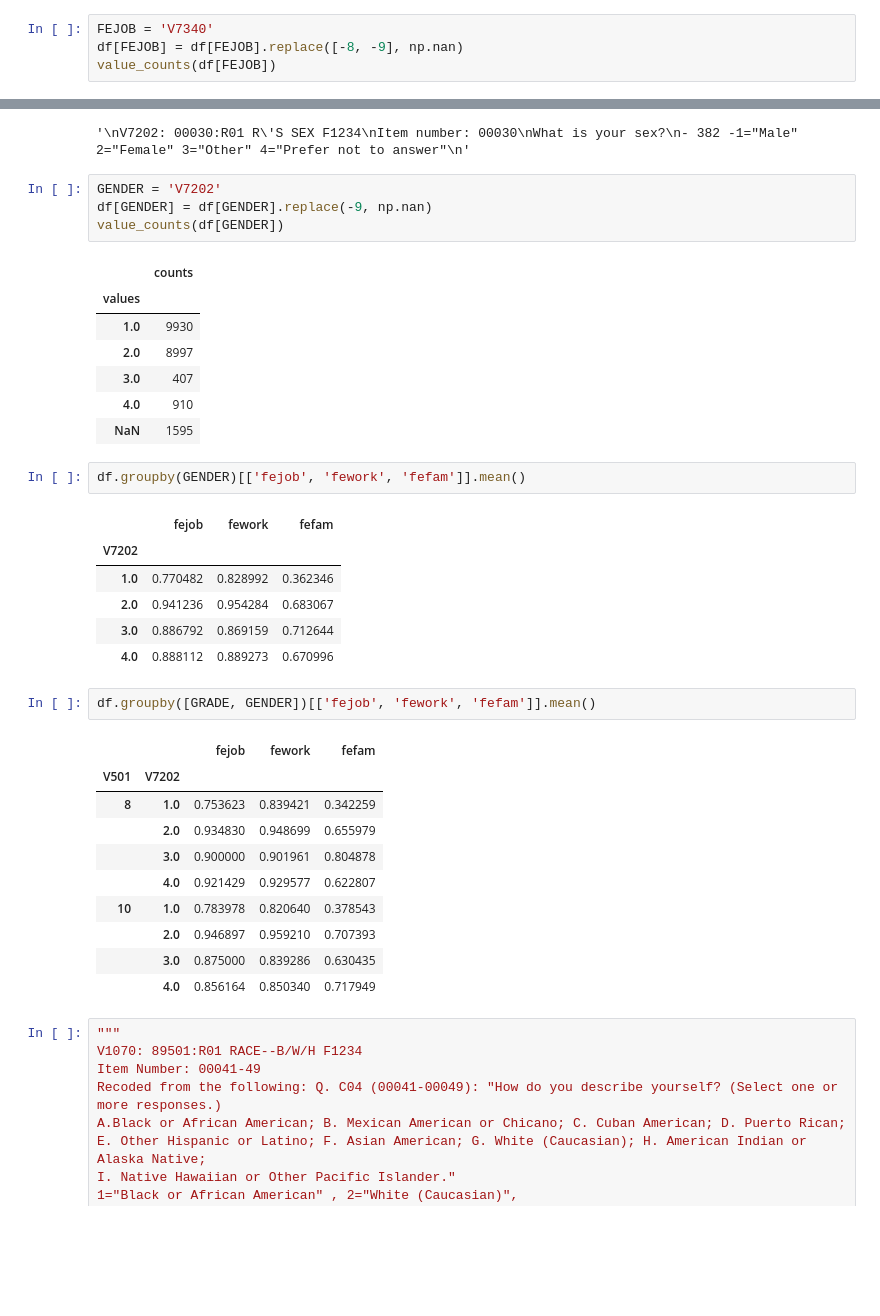
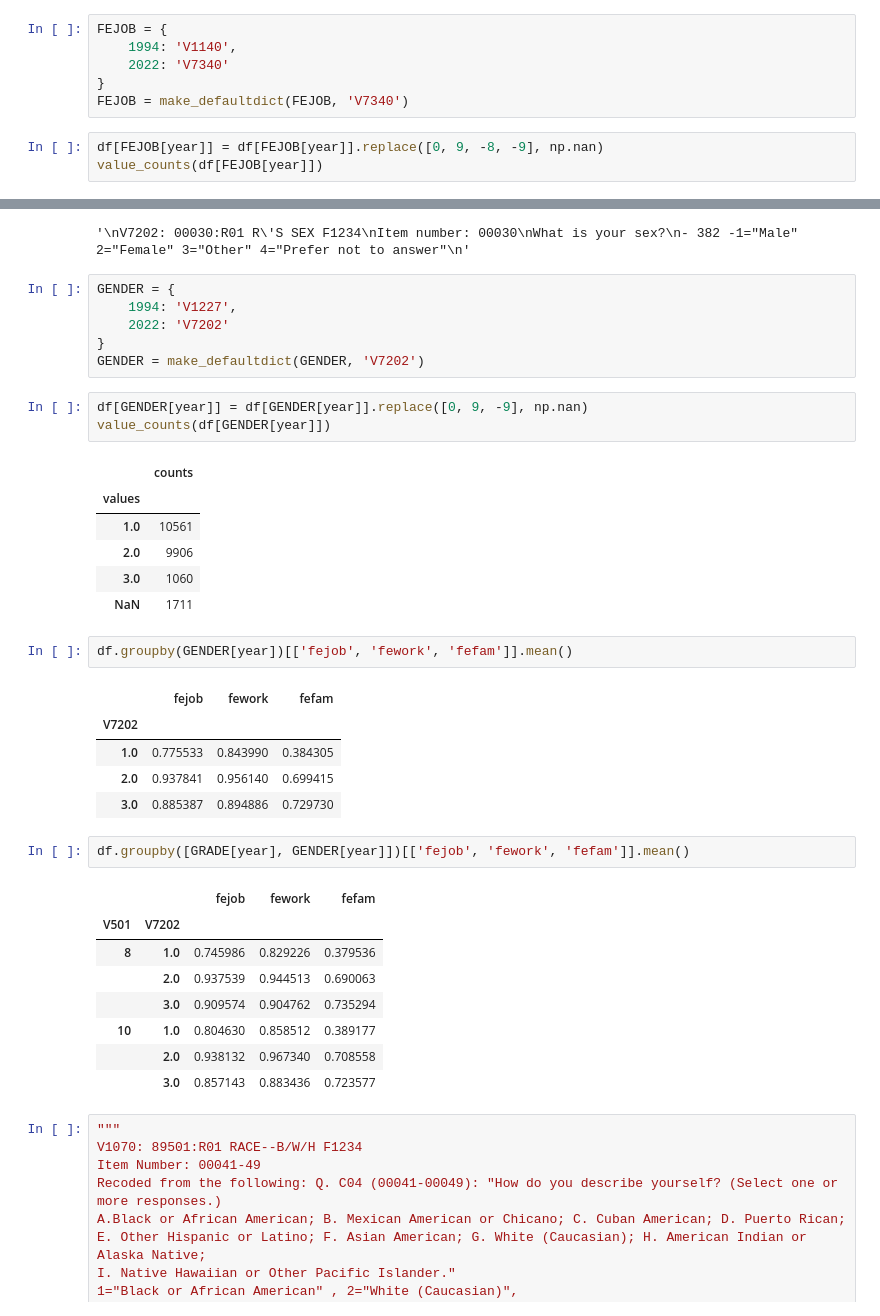
Before and after one commit to AllenDowney/MonitoringTheFuture, a Jupyter notebook: mtf_8_and_10.ipynb, the cells around one changed output, grey strips where cells are left out. Drawn from its saved outputs; the diff is of its cells as text; blank space fills up the shorter version.

```diff
--- a/mtf_810_2022.ipynb
+++ b/mtf_8_and_10.ipynb
@@ -146,10 +326,15 @@ How much do you agree or disagree with each statement below?
 A woman should have exactly the same job opportunities as a man
 1="Disagree" 2="Mostly Disagree" 3="Neither" 4="Mostly Agree" 5="Agree"
 """;
+# %%
+FEJOB = {
+    1994: 'V1140',
+    2022: 'V7340'
+}
+FEJOB = make_defaultdict(FEJOB, 'V7340')
 # %%
-FEJOB = 'V7340'
-df[FEJOB] = df[FEJOB].replace([-8, -9], np.nan)
-value_counts(df[FEJOB])
+df[FEJOB[year]] = df[FEJOB[year]].replace([0, 9, -8, -9], np.nan)
+value_counts(df[FEJOB[year]])
 # %% [output]
 |  | counts |
 | values |  |
@@ -181,40 +366,41 @@ What is your sex?
 """
 # %% [output]
 '\nV7202: 00030:R01 R\'S SEX F1234\nItem number: 00030\nWhat is your sex?\n- 382 -1="Male" 2="Female" 3="Other" 4="Prefer not to answer"\n'
+# %%
+GENDER = {
+    1994: 'V1227',
+    2022: 'V7202'
+}
+GENDER = make_defaultdict(GENDER, 'V7202')
 # %%
-GENDER = 'V7202'
-df[GENDER] = df[GENDER].replace(-9, np.nan)
-value_counts(df[GENDER])
+df[GENDER[year]] = df[GENDER[year]].replace([0, 9, -9], np.nan)
+value_counts(df[GENDER[year]])
 # %% [output]
 |  | counts |
 | values |  |
-| 1.0 | 9930 |
-| 2.0 | 8997 |
-| 3.0 | 407 |
-| 4.0 | 910 |
-| NaN | 1595 |
+| 1.0 | 10561 |
+| 2.0 | 9906 |
+| 3.0 | 1060 |
+| NaN | 1711 |
 # %%
-df.groupby(GENDER)[['fejob', 'fework', 'fefam']].mean()
+df.groupby(GENDER[year])[['fejob', 'fework', 'fefam']].mean()
 # %% [output]
 |  | fejob | fework | fefam |
 | V7202 |  |  |  |
-| 1.0 | 0.770482 | 0.828992 | 0.362346 |
-| 2.0 | 0.941236 | 0.954284 | 0.683067 |
-| 3.0 | 0.886792 | 0.869159 | 0.712644 |
-| 4.0 | 0.888112 | 0.889273 | 0.670996 |
+| 1.0 | 0.775533 | 0.843990 | 0.384305 |
+| 2.0 | 0.937841 | 0.956140 | 0.699415 |
+| 3.0 | 0.885387 | 0.894886 | 0.729730 |
 # %%
-df.groupby([GRADE, GENDER])[['fejob', 'fework', 'fefam']].mean()
+df.groupby([GRADE[year], GENDER[year]])[['fejob', 'fework', 'fefam']].mean()
 # %% [output]
 |  |  | fejob | fework | fefam |
 | V501 | V7202 |  |  |  |
-| 8 | 1.0 | 0.753623 | 0.839421 | 0.342259 |
-|  | 2.0 | 0.934830 | 0.948699 | 0.655979 |
-|  | 3.0 | 0.900000 | 0.901961 | 0.804878 |
-|  | 4.0 | 0.921429 | 0.929577 | 0.622807 |
-| 10 | 1.0 | 0.783978 | 0.820640 | 0.378543 |
-|  | 2.0 | 0.946897 | 0.959210 | 0.707393 |
-|  | 3.0 | 0.875000 | 0.839286 | 0.630435 |
-|  | 4.0 | 0.856164 | 0.850340 | 0.717949 |
+| 8 | 1.0 | 0.745986 | 0.829226 | 0.379536 |
+|  | 2.0 | 0.937539 | 0.944513 | 0.690063 |
+|  | 3.0 | 0.909574 | 0.904762 | 0.735294 |
+| 10 | 1.0 | 0.804630 | 0.858512 | 0.389177 |
+|  | 2.0 | 0.938132 | 0.967340 | 0.708558 |
+|  | 3.0 | 0.857143 | 0.883436 | 0.723577 |
 # %%
 """
 V1070: 89501:R01 RACE--B/W/H F1234
```
Also changed, not shown: parts of 27 cells of this notebook.
